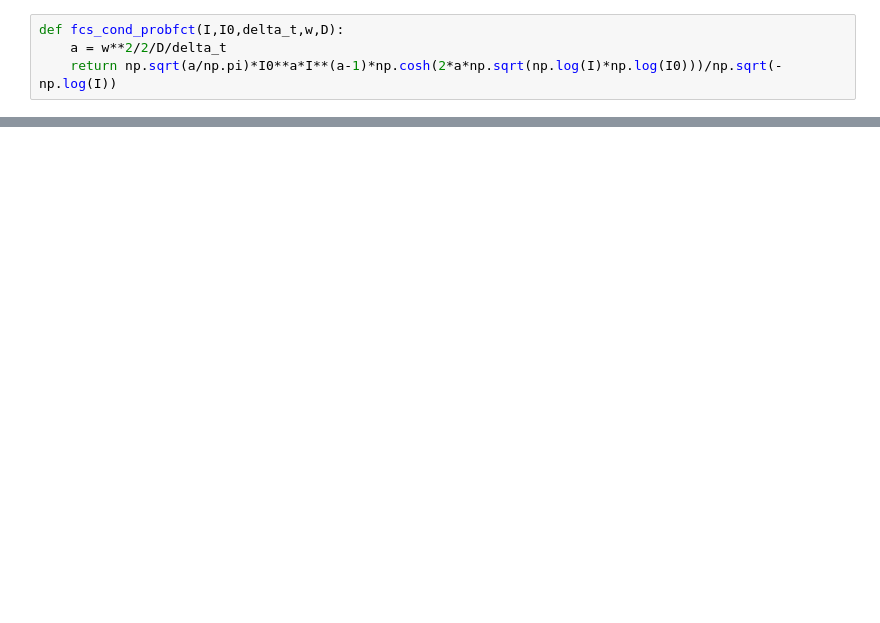
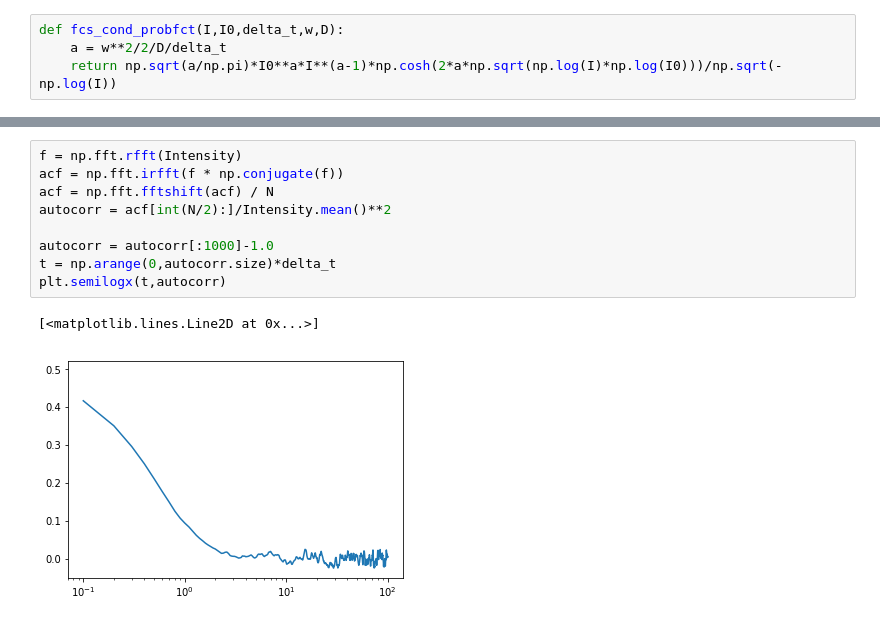
Before and after one commit to hstrey/FCS-simulations, a Jupyter notebook: Conditional Probability FCS.ipynb, the cells around one changed output, grey strips where cells are left out. Cells and saved outputs as stored; diff of their text form; blank space fills up the shorter version.

```diff
--- a/Conditional Probability FCS.ipynb
+++ b/Conditional Probability FCS.ipynb
@@ -23,0 +56,12 @@ plt.legend()
+# %%
+f = np.fft.rfft(Intensity)
+acf = np.fft.irfft(f * np.conjugate(f))
+acf = np.fft.fftshift(acf) / N
+autocorr = acf[int(N/2):]/Intensity.mean()**2
+
+autocorr = autocorr[:1000]-1.0
+t = np.arange(0,autocorr.size)*delta_t
+plt.semilogx(t,autocorr)
+# %% [output]
+[<matplotlib.lines.Line2D at 0x...>]
+[figure, added]
```
Also changed, not shown: parts of 6 cells of this notebook, 1 other file.
